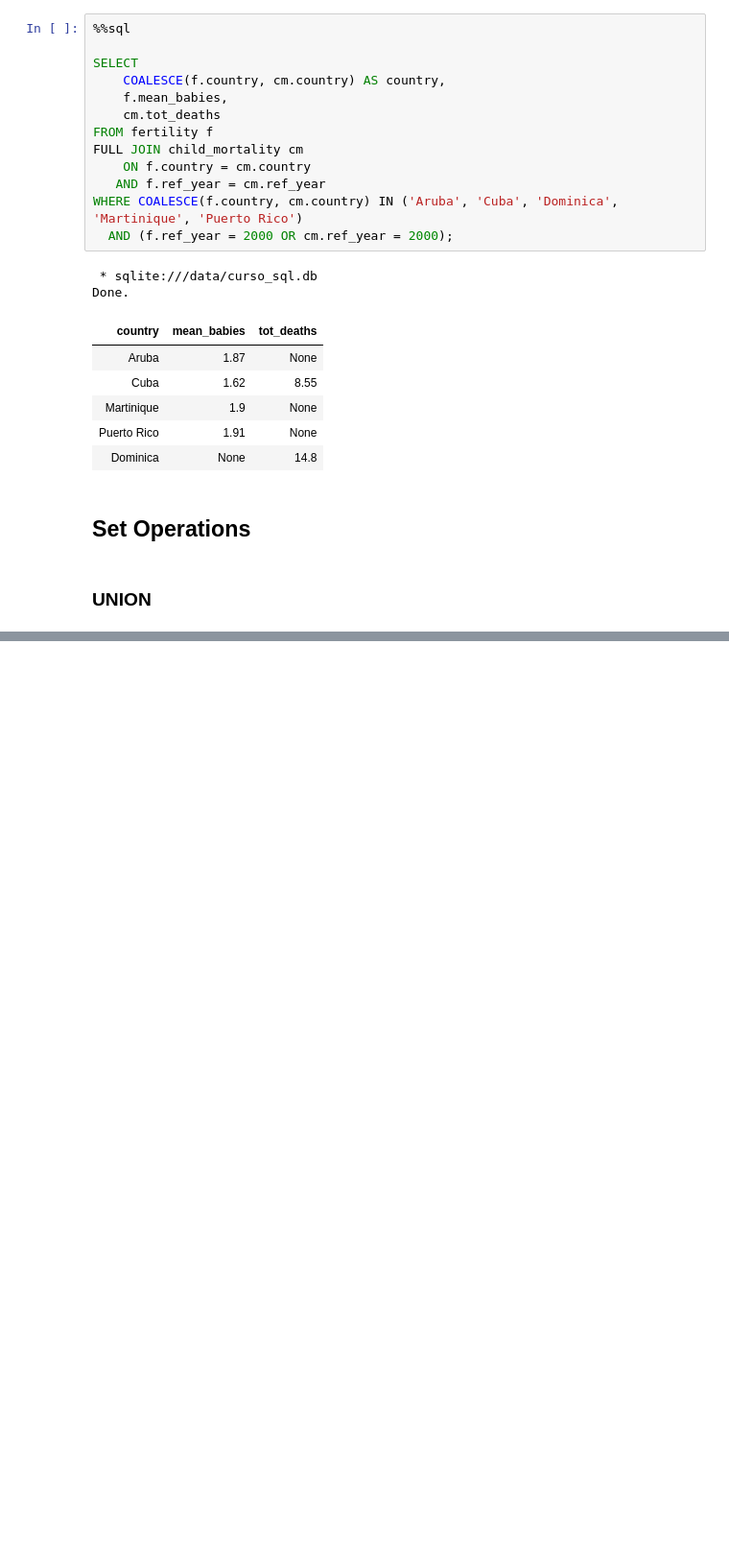
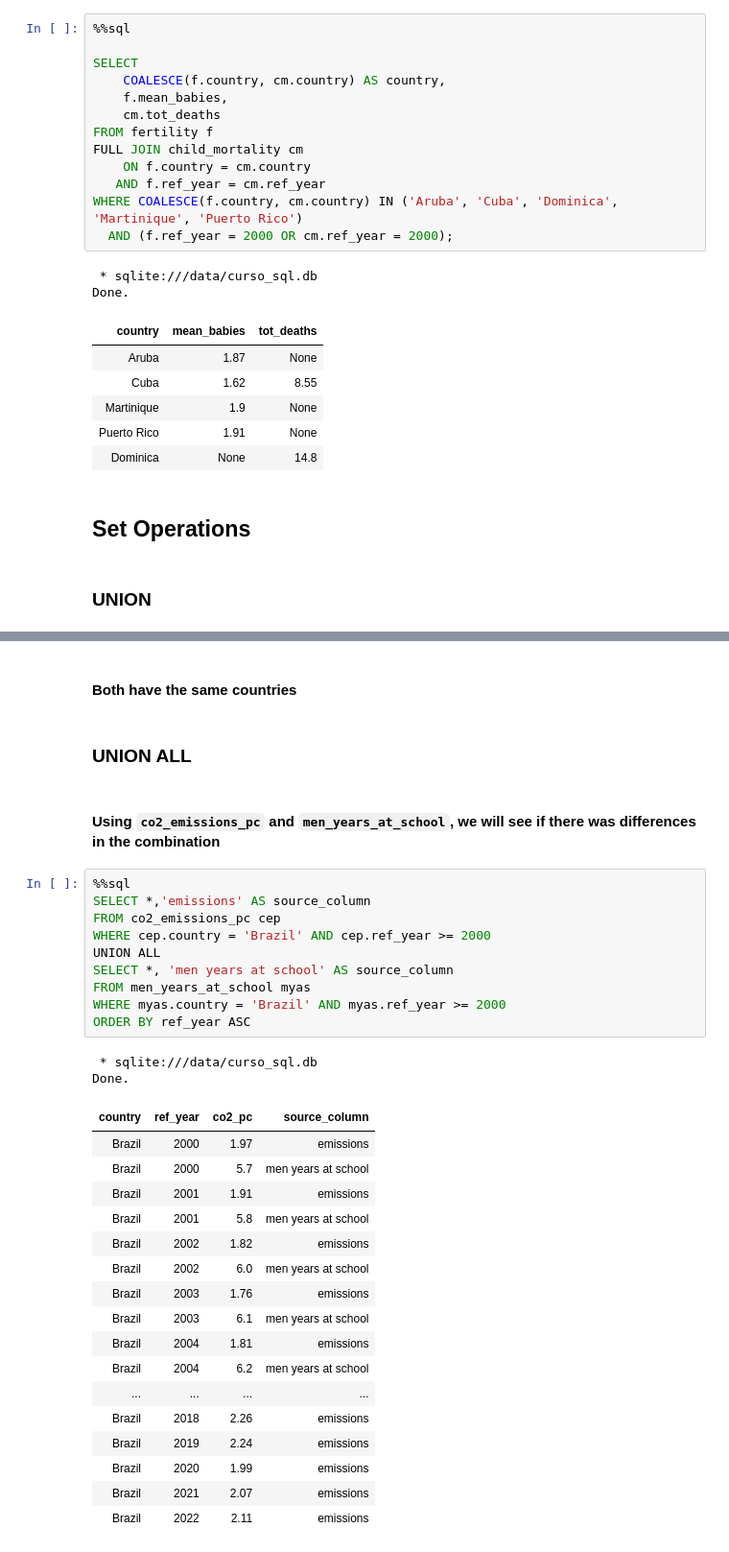
Before and after one commit to grbarbosa3/SQL-Journey, a Jupyter notebook: SQL_Notes.ipynb, the cells around one changed output, grey strips where cells are left out. Shown: that part at 96% size. Saved outputs shown, nothing was run; the diff lists cells and outputs as text; blank space fills up the shorter version.

```diff
--- a/SQL_Notes.ipynb
+++ b/SQL_Notes.ipynb
@@ -283,0 +346,36 @@ Done.
+# %% [markdown]
+#### Both have the same countries
+# %% [markdown]
+### **UNION ALL**
+# %% [markdown]
+#### Using `co2_emissions_pc` and `men_years_at_school`, we will see if there was differences in the combination
+# %%
+%%sql
+SELECT *,'emissions' AS source_column
+FROM co2_emissions_pc cep
+WHERE cep.country = 'Brazil' AND cep.ref_year >= 2000
+UNION ALL
+SELECT *, 'men years at school' AS source_column
+FROM men_years_at_school myas
+WHERE myas.country = 'Brazil' AND myas.ref_year >= 2000
+ORDER BY ref_year ASC
+# %% [output]
+ * sqlite:///data/curso_sql.db
+Done.
+| country | ref_year | co2_pc | source_column |
+| Brazil | 2000 | 1.97 | emissions |
+| Brazil | 2000 | 5.7 | men years at school |
+| Brazil | 2001 | 1.91 | emissions |
+| Brazil | 2001 | 5.8 | men years at school |
+| Brazil | 2002 | 1.82 | emissions |
+| Brazil | 2002 | 6.0 | men years at school |
+| Brazil | 2003 | 1.76 | emissions |
+| Brazil | 2003 | 6.1 | men years at school |
+| Brazil | 2004 | 1.81 | emissions |
+| Brazil | 2004 | 6.2 | men years at school |
+| ... | ... | ... | ... |
+| Brazil | 2018 | 2.26 | emissions |
+| Brazil | 2019 | 2.24 | emissions |
+| Brazil | 2020 | 1.99 | emissions |
+| Brazil | 2021 | 2.07 | emissions |
+| Brazil | 2022 | 2.11 | emissions |
```
Also changed, not shown: parts of 10 cells of this notebook.
